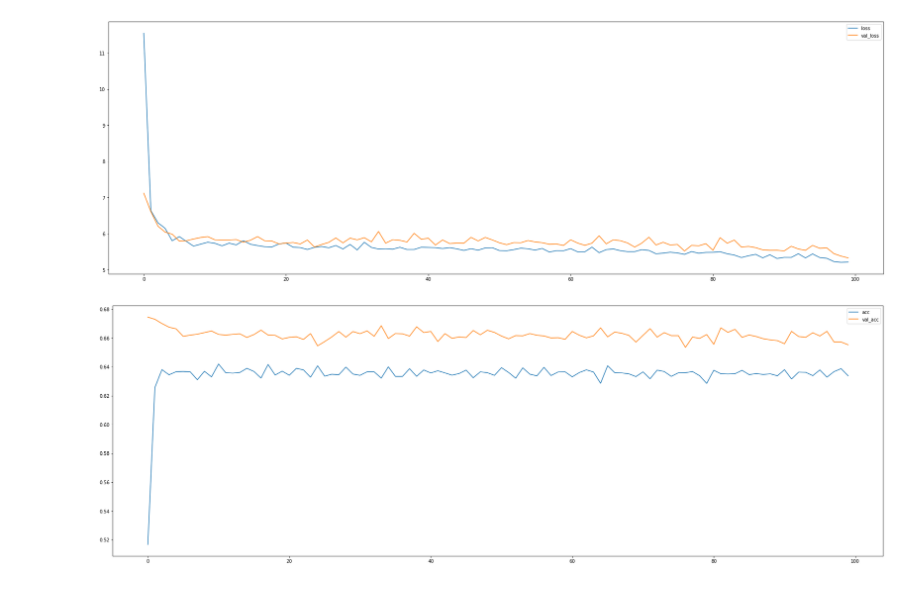
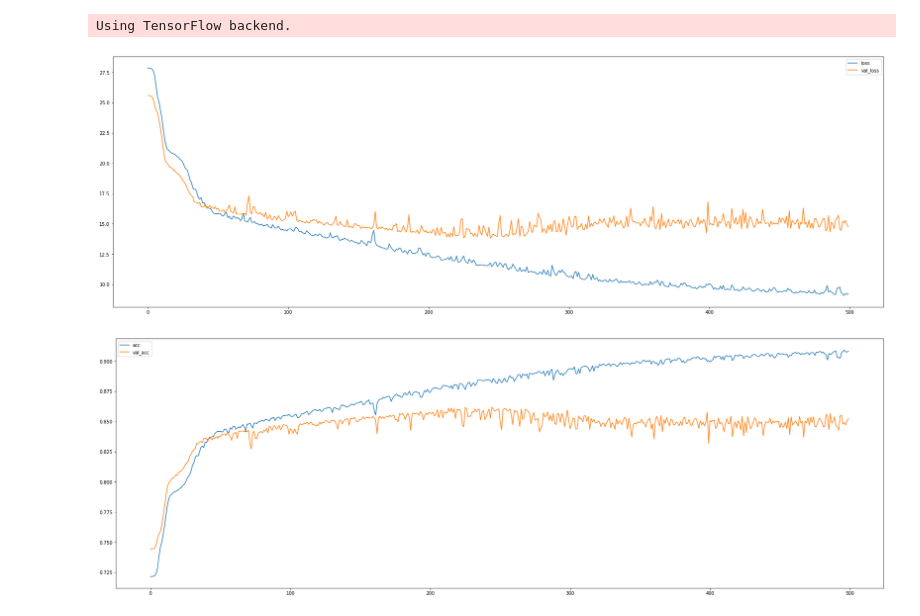
Before and after one commit to afranck64/ultimatum, a Jupyter notebook: notebooks/Model.ipynb, the cells around one changed output. Saved outputs shown, nothing was run; the diff lists cells and outputs as text; code cells hidden in the pictures.

```diff
--- a/notebooks/Model.ipynb
+++ b/notebooks/Model.ipynb
@@ -113,5 +122,5 @@ def loss(x):
 # %%
-x = np.linspace(-300, 300, 1000)
+x = np.linspace(-200, 200, 1000)
 y = gain(x)
 
 df = pd.DataFrame({'x':x, 'y':y})
@@ -187,6 +213,9 @@ import sys
 def sigmoid1024_tf(x):
     return (1024**x) / (1024**x + 1)
 
+def sigmoid128_tf(x):
+    return (128**x) / (128**x + 1)
+
 def sigmoid_tf(x):
     return K.sigmoid(x)
 
@@ -196,7 +225,7 @@ def gain_tf(y_true, y_pred):
     denum = tf.constant(40.0)
     x = tf.math.subtract(y_true, y_pred) - tf.constant(16.0)
     x = tf.math.truediv(x, denum)
-    left_mul = sigmoid_tf(x)
+    left_mul = sigmoid128_tf(x)
     right_mul = tf.math.cos(tf.math.divide(x, math_pi))
     return tf.math.multiply(left_mul, right_mul)
 
@@ -204,15 +233,19 @@ def loss_tf(y_true, y_pred):
     math_pi = tf.constant(math.pi)
     one = tf.constant(1.0)
     ten = tf.constant(40.0)
-    x0 = tf.math.subtract(y_true, y_pred) + tf.constant(16.0)
+    x0 = tf.math.subtract(y_true, y_pred) + tf.constant(32.0)
     x = tf.math.truediv(x0, ten)
-    left_mul = sigmoid_tf(x)
+    left_mul = sigmoid128_tf(x)
     right_mul = tf.math.cos(tf.math.divide(x, math_pi))
-    return K.mean(0.5 * (tf.math.subtract(one, tf.math.multiply(left_mul, right_mul)))**2)
+    return K.mean(0.5 * (tf.math.subtract(one, tf.math.multiply(left_mul, right_mul))))
 
 def loss2_tf(y_true, y_pred):
-    l = loss_tf(y_true, y_pred)
+    l = 1 - gain_tf(y_true, y_pred)
     return 100*l
+
+def gain2_tf(y_true, y_pred):
+    g = 100 - loss2_tf(y_true, y_pred)
+    return g
 
 def _keras_model(loss=None, metrics=None):
     """
@@ -223,13 +256,15 @@ def _keras_model(loss=None, metrics=None):
         loss = "mse"
     if metrics is None:
         metrics = ["mae"]
+    drop_rate = 0.0
     model = Sequential()
-    model.add(Dense(16, input_dim=NB_FEATURES, kernel_initializer='normal', activation='relu'))
-    model.add(Dropout(0.25))
-    model.add(Dense(8, activation="relu"))
-    model.add(Dense(8, activation="relu"))
-    model.add(Dropout(0.25))
-    model.add(Dense(8, activation="relu"))
+    model.add(Dense(32, input_dim=NB_FEATURES, kernel_initializer='normal', activation='relu'))
+    model.add(Dropout(drop_rate))
+    model.add(Dense(32, activation="relu"))
+    model.add(Dense(32, activation="relu"))
+    model.add(Dropout(drop_rate))
+    model.add(Dense(32, activation="relu"))
+    model.add(Dense(32, activation="relu"))
     model.add(Dense(1, kernel_initializer='normal'))
     model.compile(loss=loss, optimizer='adam', metrics=metrics)
     return model
@@ -237,25 +272,27 @@ def _keras_model(loss=None, metrics=None):
 def keras_model(loss=None, metrics=None, nb_epoch=100, batch_size=32, verbose=False):
     build_fn = lambda : _keras_model(loss, metrics)
     return KerasRegressor(build_fn=build_fn, epochs=nb_epoch, batch_size=batch_size, verbose=verbose)
+# %% [output]
+Using TensorFlow backend.
 # %%
 #sci-kit like training
 sm = keras_model(loss=loss2_tf, metrics=[gain_tf])
 da = DACombine()
 xTrain_a, yTrain_a = xTrain, yTrain
-xTrain_a, yTrain_a = da.fit_predict(xTrain, yTrain, size=1024)
-history = sm.fit(xTrain_a.astype('float'), yTrain_a.astype('float'), validation_split=1/4, epochs=100, batch_size=30, verbose=0)
+xTrain_a, yTrain_a = da.fit_predict(xTrain, yTrain, size=1024, distance=10)
+history = sm.fit(xTrain_a.astype('float'), yTrain_a.astype('float'), validation_split=1/4, epochs=500, batch_size=60, verbose=0)
 loss_hist = pd.DataFrame(data={'loss': history.history['loss'], 'val_loss': history.history['val_loss']})
 loss_hist.plot(figsize=(30,10))
 
 acc_hist = pd.DataFrame(data={'acc': history.history['gain_tf'], 'val_acc': history.history['val_gain_tf']})
 acc_hist.plot(figsize=(30, 10))
 
 smPredict = sm.predict(xTest, batch_size=128)
 
 out_data = pd.DataFrame(data={'y_test': np.ravel(yTest), 'y_pred': np.ravel(smPredict)})
 stl = sm.score(xTest, yTest, verbose=0)
 #print("Results: %2.2f (%.2f) MSE, Scalar test loss: %.2f" % (smPredict.mean(), smPredict.std(), stl))
-##out_data.plot(figsize=(30,10))
+#out_data.plot(figsize=(30,10))
 # %% [output]
-[figure, old version]
+[figure, new version]
-[figure, old version]
+[figure, new version]
```
Also changed, not shown: parts of 14 cells of this notebook, 3 other files.
